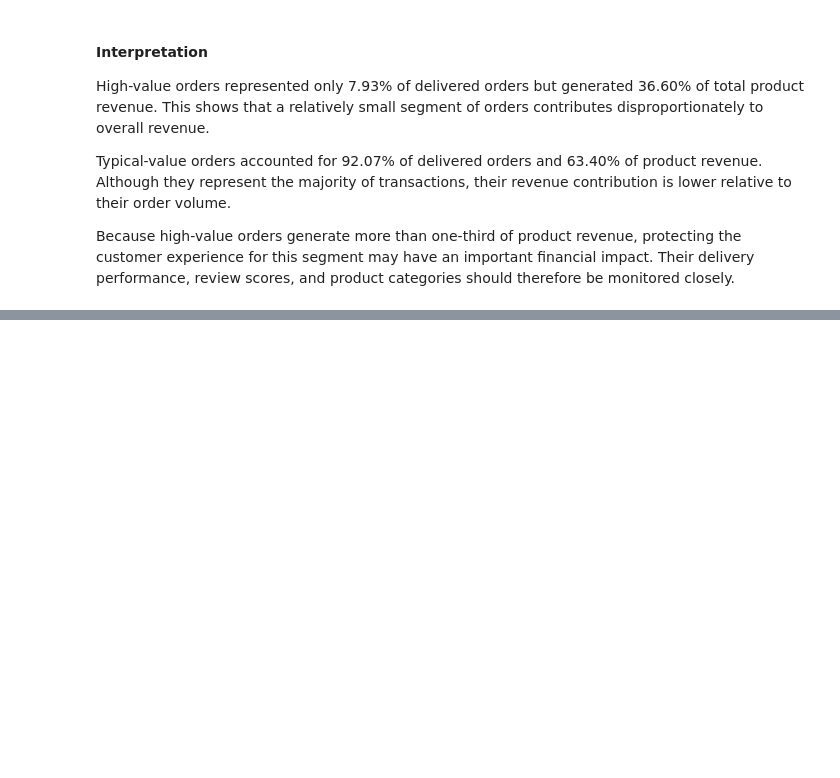
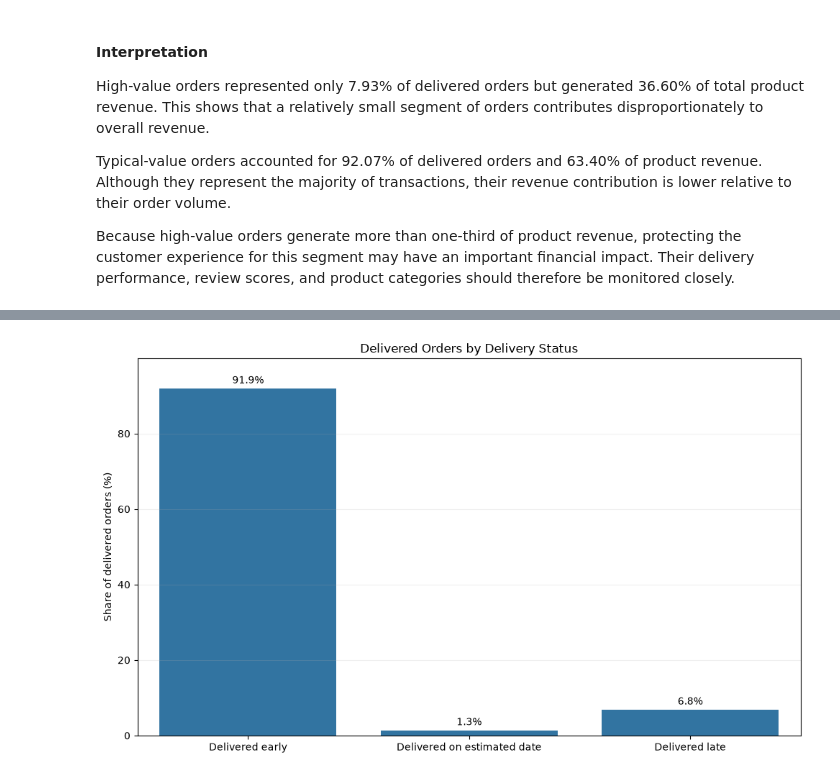
Before and after one commit to Ivana0901/ecommerce-data-analysis, a Jupyter notebook: notebooks/01_ecommerce_analysis.ipynb, the cells around one changed output, grey strips where cells are left out. Cells and saved outputs as stored; diff of their text form; code cells hidden in the pictures; blank space fills up the shorter version.

```diff
--- a/notebooks/01_ecommerce_analysis.ipynb
+++ b/notebooks/01_ecommerce_analysis.ipynb
@@ -1803,0 +3026,83 @@ Because high-value orders generate more than one-third of product revenue, prote
+# %%
+delivery_status_order = [
+    "Delivered early",
+    "Delivered on estimated date",
+    "Delivered late",
+]
+
+
+delivery_status_chart_data = (
+    delivery_status_summary.copy()
+    .set_index("delivery_status")
+    .reindex(delivery_status_order)
+    .reset_index()
+)
+
+
+fig, ax = plt.subplots(figsize=(10, 6))
+
+
+sns.barplot(
+    data=delivery_status_chart_data,
+    x="delivery_status",
+    y="order_share_pct",
+    ax=ax,
+)
+
+
+ax.set_title(
+    "Delivered Orders by Delivery Status"
+)
+
+ax.set_xlabel("")
+
+ax.set_ylabel(
+    "Share of delivered orders (%)"
+)
+
+
+ax.set_ylim(
+    0,
+    delivery_status_chart_data[
+        "order_share_pct"
+    ].max() + 8,
+)
+
+
+for container in ax.containers:
+    ax.bar_label(
+        container,
+        fmt="%.1f%%",
+        padding=3,
+    )
+
+
+ax.grid(
+    axis="y",
+    alpha=0.2,
+)
+
+
+fig.tight_layout()
+
+
+delivery_status_chart_path = (
+    FIGURE_DIR
+    / "delivery_status_distribution.png"
+)
+
+fig.savefig(
+    delivery_status_chart_path,
+    dpi=300,
+    bbox_inches="tight",
+)
+
+plt.show()
+
+
+print(
+    "Chart saved to:",
+    delivery_status_chart_path,
+)
+# %% [output]
+[figure, added]
```
Also changed, not shown: parts of 29 cells of this notebook, 4 other files.
